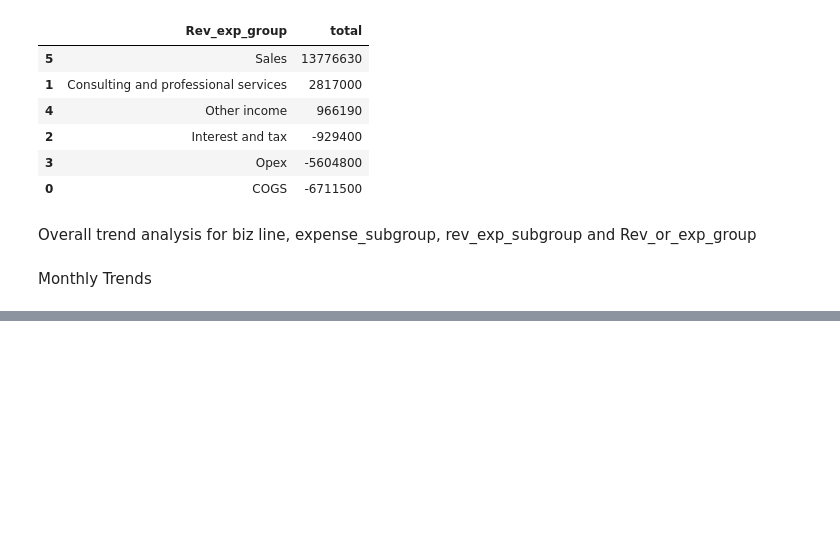
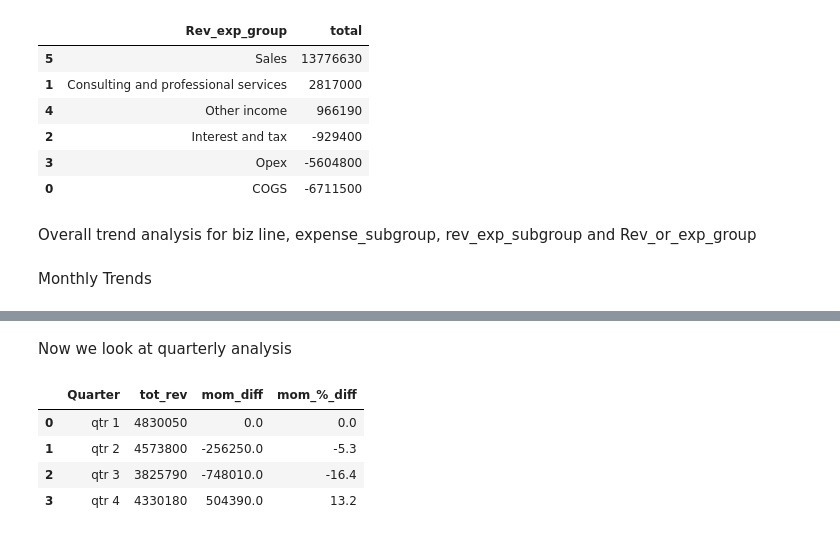
Before and after one commit to djibril968/Python_projects, a Jupyter notebook: Onyx_Financial_Analysis.ipynb, the cells around one changed output, grey strips where cells are left out. Drawn from its saved outputs; the diff is of its cells as text; code cells hidden in the pictures; blank space fills up the shorter version.

```diff
--- a/Onyx_Financial_Analysis.ipynb
+++ b/Onyx_Financial_Analysis.ipynb
@@ -464,3 +457,19 @@ tot_exp_by_month
 | 9 | 10 | October | -1027400 | 1900.0 | -0.2 |
 | 10 | 11 | November | -1067600 | -40200.0 | 3.9 |
 | 11 | 12 | December | -1199200 | -131600.0 | 12.3 |
+# %% [markdown]
+Now we look at quarterly analysis
+# %%
+#rev by quarter
+trend_rev_by_qtr = trend_rev_extract.groupby('Quarter')['Amount'].sum().reset_index(name='tot_rev').sort_values('Quarter', ascending= True)
+trend_rev_by_qtr['mom_diff'] = trend_rev_by_qtr['tot_rev'] - trend_rev_by_qtr['tot_rev'].shift(1)
+trend_rev_by_qtr['mom_%_diff'] = trend_rev_by_qtr['tot_rev'].pct_change().round(3)*100
+trend_rev_by_qtr.fillna(0, inplace = True)
+
+trend_rev_by_qtr
+# %% [output]
+|  | Quarter | tot_rev | mom_diff | mom_%_diff |
+| 0 | qtr 1 | 4830050 | 0.0 | 0.0 |
+| 1 | qtr 2 | 4573800 | -256250.0 | -5.3 |
+| 2 | qtr 3 | 3825790 | -748010.0 | -16.4 |
+| 3 | qtr 4 | 4330180 | 504390.0 | 13.2 |
```
Also changed, not shown: parts of 9 cells of this notebook.
